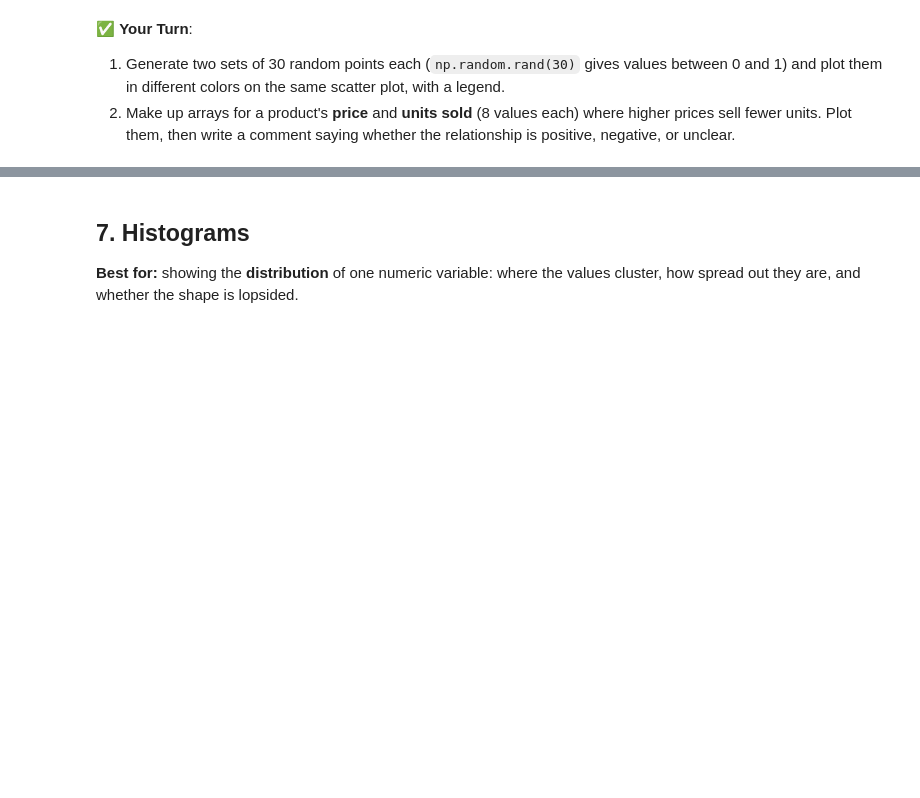
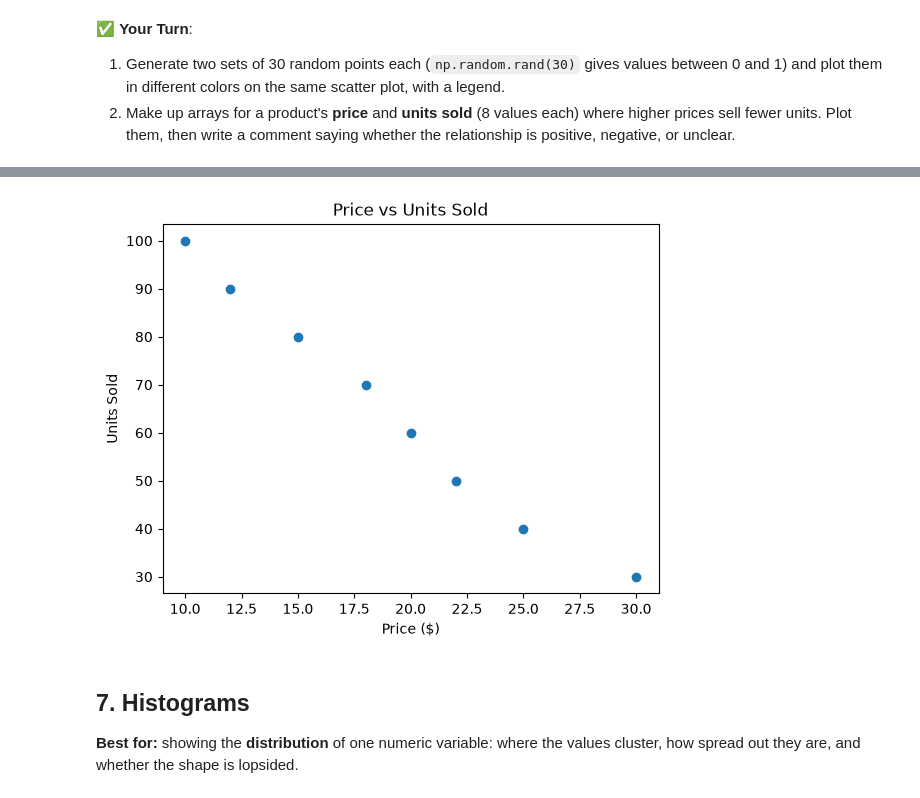
Before and after one commit to ECOKER1226/3603-data-science-coker, a Jupyter notebook: Work/05-Foundations/07-plotting_basics.ipynb, the cells around one changed output, grey strips where cells are left out. Saved outputs shown, nothing was run; the diff lists cells and outputs as text; code cells hidden in the pictures; blank space fills up the shorter version.

```diff
--- a/Work/05-Foundations/07-plotting_basics.ipynb
+++ b/Work/05-Foundations/07-plotting_basics.ipynb
@@ -340,3 +387,16 @@ plt.show()
+# %%
+price = np.array([10, 12, 15, 18, 20, 22, 25, 30])
+units_sold = np.array([100, 90, 80, 70, 60, 50, 40, 30])
+
+plt.scatter(price, units_sold)
+plt.xlabel('Price ($)')
+plt.ylabel('Units Sold')
+plt.title('Price vs Units Sold')
+plt.show()
+
+# The relationship is negative: as price increases, units sold decreases.
+# %% [output]
+[figure, added]
 # %% [markdown]
 ## 7. Histograms
 **Best for:** showing the **distribution** of one numeric variable: where the values cluster, how spread out they are, and whether the shape is lopsided.
```
Also changed, not shown: parts of 30 cells of this notebook, 3 other files.
